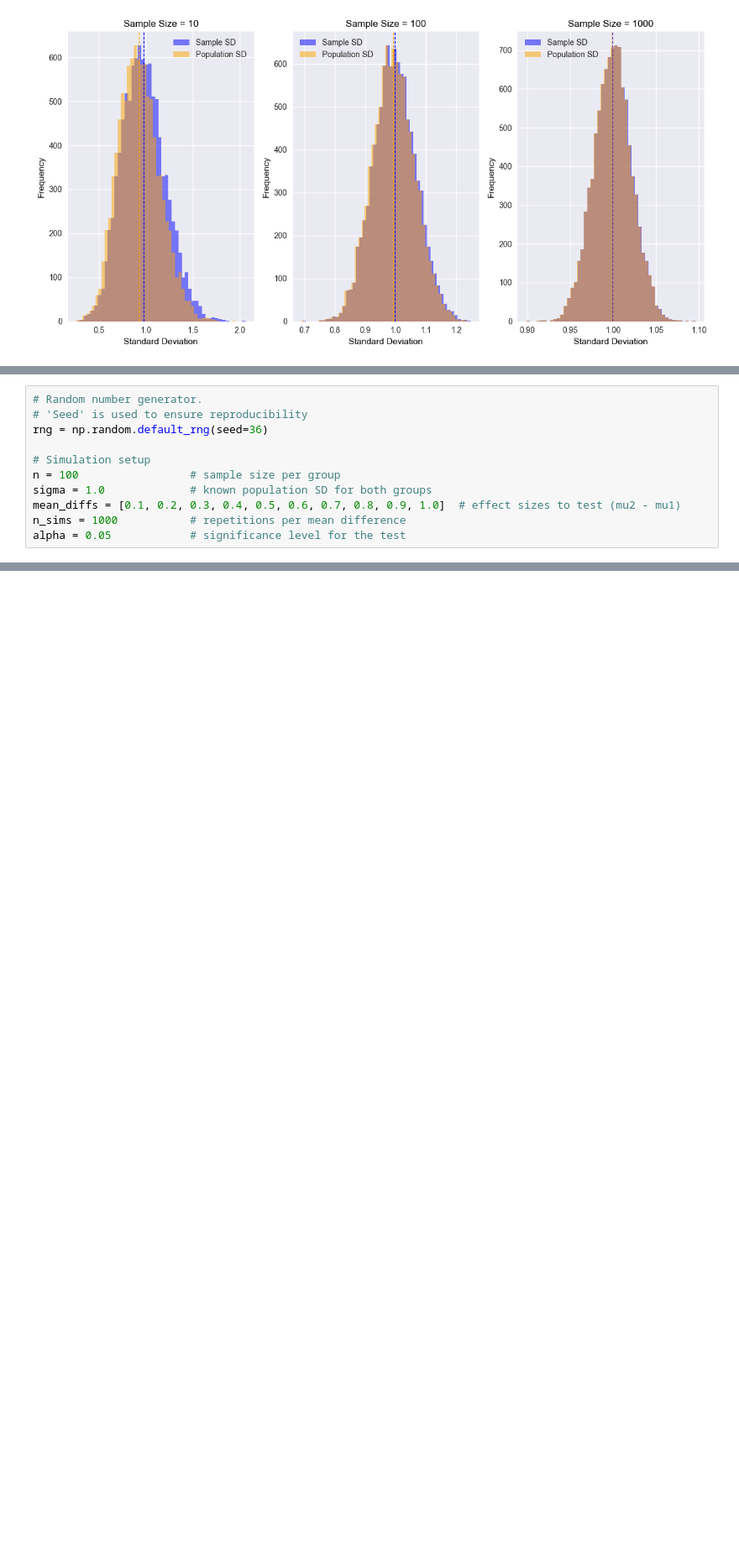
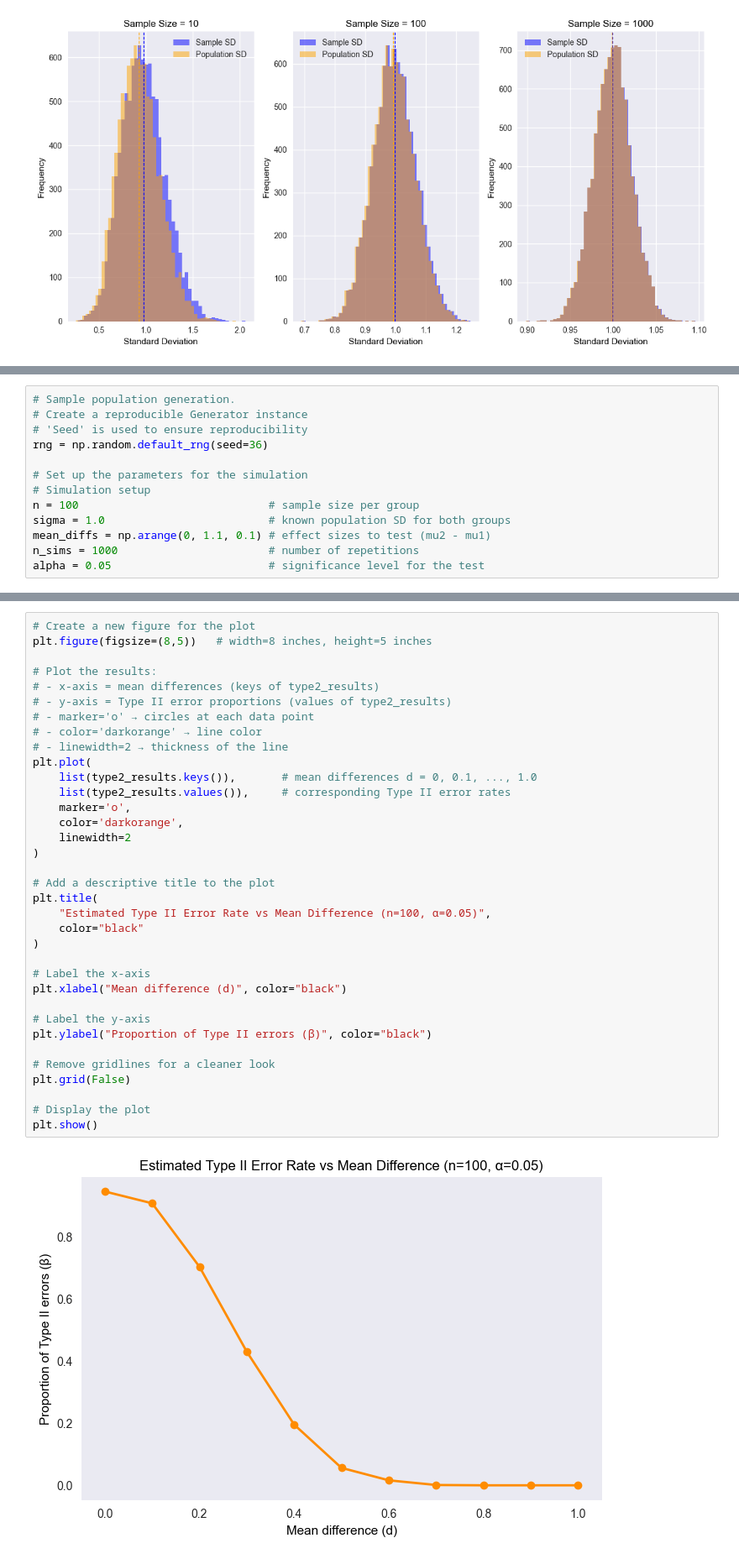
Before and after one commit to Laura6826/applied-statistics-8651, a Jupyter notebook: problems.ipynb, the cells around one changed output, grey strips where cells are left out. Shown: that part at 84% size. Saved outputs shown, nothing was run; the diff lists cells and outputs as text; blank space fills up the shorter version.

Commit message:
Plotting P3

```diff
--- a/problems.ipynb
+++ b/problems.ipynb
@@ -929,13 +943,15 @@ Both samples have size n = 100 as specified.
 
 As explained in  **Problem 2**, we will use **NumPy Generator** with ``np.random.default_rng()`` and call its ``.binomial()`` method, to generate the necessary random numbers, with the seed '36' to ensure reproducibility.
 # %%
-# Random number generator.
+# Sample population generation.
+# Create a reproducible Generator instance
 # 'Seed' is used to ensure reproducibility
 rng = np.random.default_rng(seed=36)
 
+# Set up the parameters for the simulation
 # Simulation setup
-n = 100                 # sample size per group
-sigma = 1.0             # known population SD for both groups
-mean_diffs = [0.1, 0.2, 0.3, 0.4, 0.5, 0.6, 0.7, 0.8, 0.9, 1.0]  # effect sizes to test (mu2 - mu1)
-n_sims = 1000           # repetitions per mean difference
-alpha = 0.05            # significance level for the test
+n = 100                             # sample size per group
+sigma = 1.0                         # known population SD for both groups
+mean_diffs = np.arange(0, 1.1, 0.1) # effect sizes to test (mu2 - mu1)
+n_sims = 1000                       # number of repetitions
+alpha = 0.05                        # significance level for the test
@@ -942,3 +1016,40 @@ alpha = 0.05            # significance level for the test
+# %%
+# Create a new figure for the plot
+plt.figure(figsize=(8,5))   # width=8 inches, height=5 inches
+
+# Plot the results:
+# - x-axis = mean differences (keys of type2_results)
+# - y-axis = Type II error proportions (values of type2_results)
+# - marker='o' → circles at each data point
+# - color='darkorange' → line color
+# - linewidth=2 → thickness of the line
+plt.plot(
+    list(type2_results.keys()),       # mean differences d = 0, 0.1, ..., 1.0
+    list(type2_results.values()),     # corresponding Type II error rates
+    marker='o',
+    color='darkorange',
+    linewidth=2
+)
+
+# Add a descriptive title to the plot
+plt.title(
+    "Estimated Type II Error Rate vs Mean Difference (n=100, α=0.05)",
+    color="black"
+)
+
+# Label the x-axis
+plt.xlabel("Mean difference (d)", color="black")
+
+# Label the y-axis
+plt.ylabel("Proportion of Type II errors (β)", color="black")
+
+# Remove gridlines for a cleaner look
+plt.grid(False)
+
+# Display the plot
+plt.show()
+# %% [output]
+[figure, added]
 # %%
 def draw_samples(d: float, n: int = 100, seed: int | None = None):
     """
```
Also changed, not shown: parts of 25 cells of this notebook.
